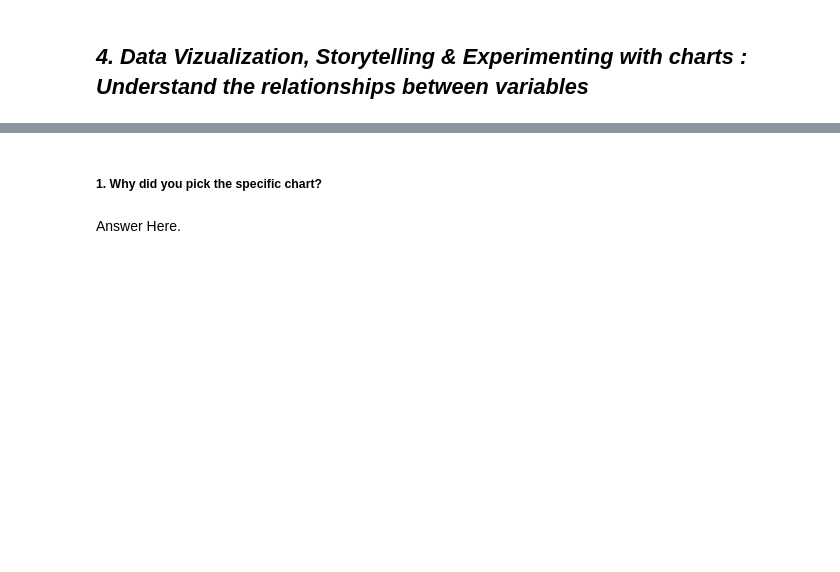
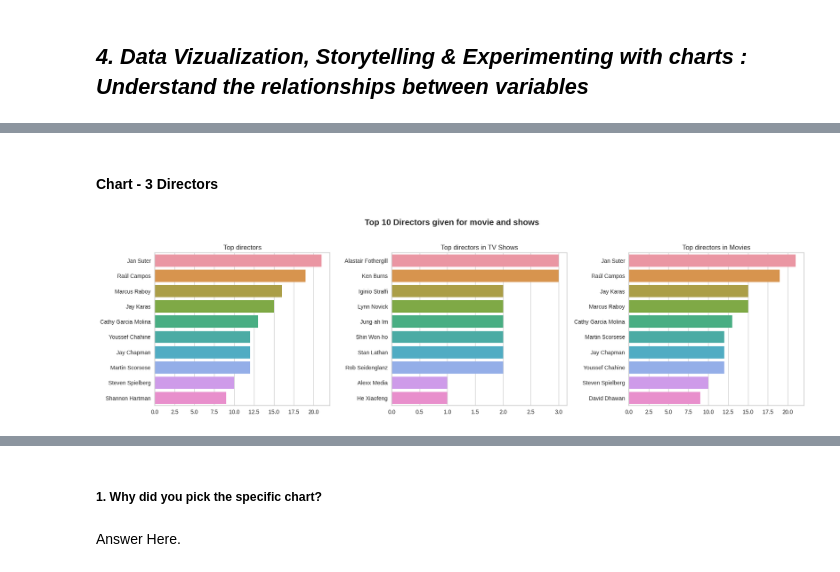
Before and after one commit to kratikajawariya28/Netflix-Movies-and-TV-Shows-Clustering, a Jupyter notebook: Netflix_movie_and_tv_show_clusturing.ipynb, the cells around one changed output, grey strips where cells are left out. Saved outputs shown, nothing was run; the diff lists cells and outputs as text; code cells hidden in the pictures; blank space fills up the shorter version.

```diff
--- a/Netflix_movie_and_tv_show_clusturing.ipynb
+++ b/Netflix_movie_and_tv_show_clusturing.ipynb
@@ -270,11 +443,15 @@ print("-"*50)
 # Let's create a copy of dataframe and unnest the original one
 df_new= df.copy()
 # %%
+# Unnesting function
 # Unnesting 'Directors' column
-dir_constraint=df['director'].apply(lambda x: str(x).split(', ')).tolist()
-df1 = pd.DataFrame(dir_constraint, index = df['title'])
-df1 = df1.stack()
-df1 = pd.DataFrame(df1.reset_index())
-df1.rename(columns={0:'Directors'},inplace=True)
-df1 = df1.drop(['level_1'],axis=1)
-df1.sample(10)
+def unnest(df, col, col_name):
+  dir_constraint=df[col].apply(lambda x: str(x).split(', ')).tolist()
+  temp_df = pd.DataFrame(dir_constraint, index = df['title'])
+  temp_df = temp_df.stack()
+  temp_df = pd.DataFrame(temp_df.reset_index())
+  temp_df.rename(columns={0:col_name},inplace=True)
+  temp_df = temp_df.merge(df[['type', 'title']], on = ['title'],how='left')
+  temp_df = temp_df.drop(['level_1'],axis=1)
+  return temp_df
+  # df1.sample(10)
@@ -307,0 +458,3 @@ df4.sample(10)
+# %%
+df1 = unnest(df, 'director', 'Directors')
+df1.head(10)
@@ -435,0 +790,27 @@ plt.show()
+# %% [markdown]
+#### **Chart - 3 Directors**
+# %%
+# Method 1
+df1 = df1[df1['Directors'] != 'Unknown']
+df1_tv = df1[df1["type"] == "TV Show"]
+df1_movie = df1[df1["type"] == "Movie"]
+
+fig, ax = plt.subplots(1,3, figsize = (18, 5))
+plt.suptitle('Top 10 Directors given for movie and shows', weight='bold', y=1.02, size=15)
+
+sns.countplot(y ="Directors", data=df1, order=df1['Directors'].value_counts().index[0:10], ax = ax[0])
+ax[0].set_title('Top directors')
+ax[0].set(xlabel=None, ylabel= None)
+
+sns.countplot(y = "Directors", data=df1_tv, order=df1_tv['Directors'].value_counts().index[0:10], ax=ax[1])
+ax[1].set_title('Top directors in TV Shows')
+ax[1].set(xlabel=None, ylabel= None)
+
+sns.countplot(y = "Directors", data=df1_movie, order=df1_movie['Directors'].value_counts().index[0:10], ax=ax[2])
+ax[2].set_title('Top directors in Movies')
+ax[2].set(xlabel=None, ylabel= None)
+
+plt.tight_layout()
+plt.show()
+# %% [output]
+[figure, added]
```
Also changed, not shown: parts of 337 cells of this notebook.
